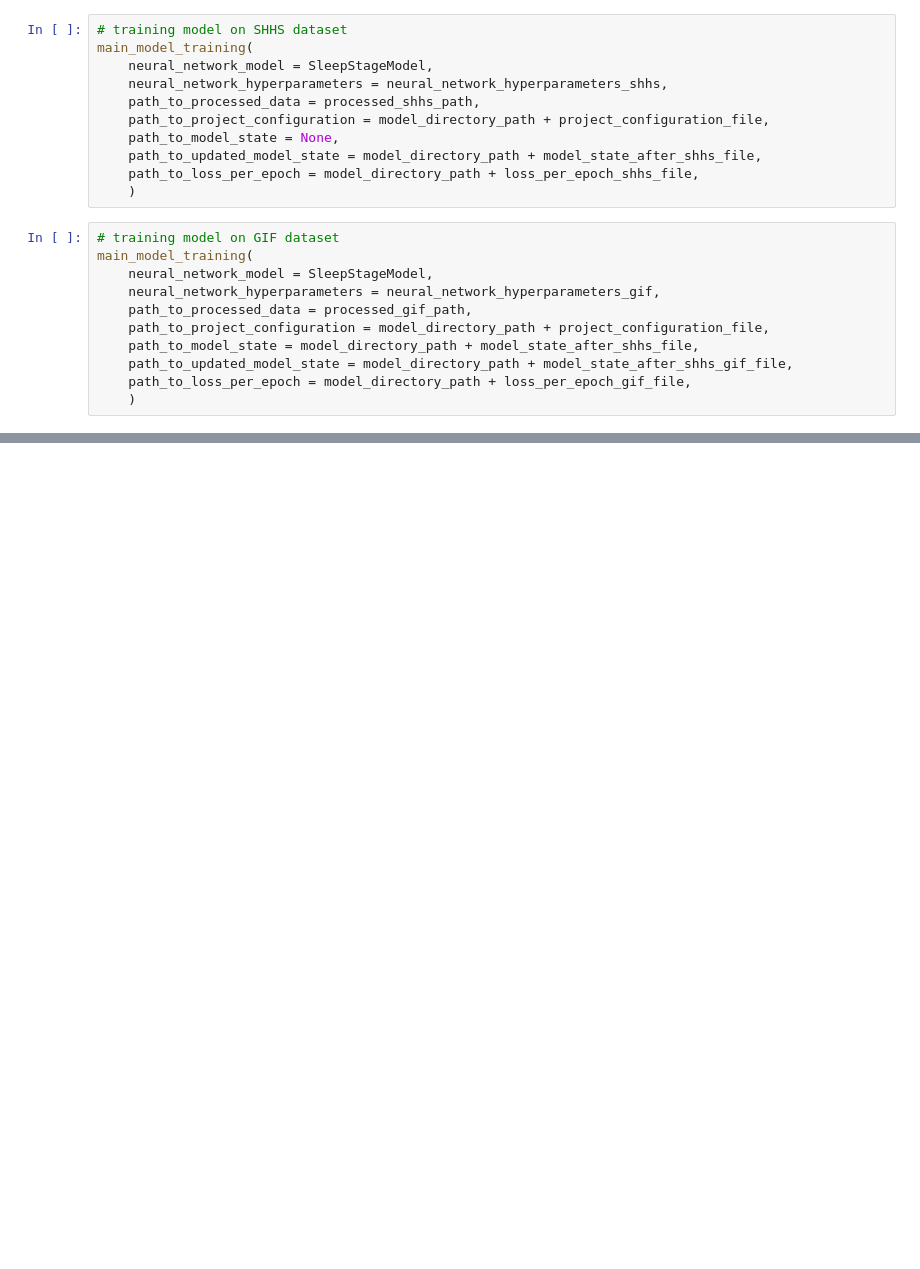
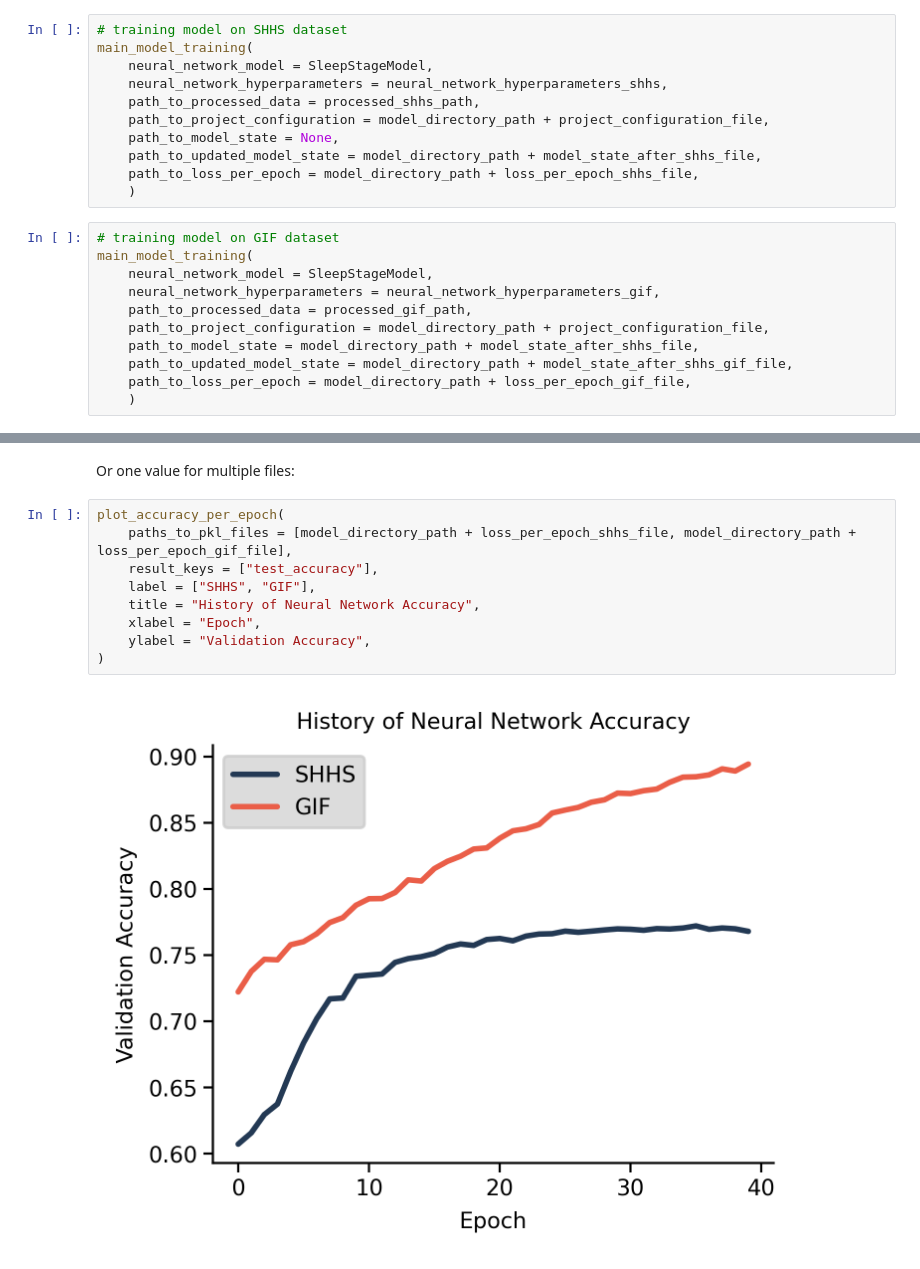
Before and after one commit to Recla1mer/Sleep_Phase_Prediction, a Jupyter notebook: Classification_Demo.ipynb, the cells around one changed output, grey strips where cells are left out. Cells and saved outputs as stored; diff of their text form; blank space fills up the shorter version.

```diff
--- a/Classification_Demo.ipynb
+++ b/Classification_Demo.ipynb
@@ -416,0 +557,13 @@ main_model_training(
+# %% [markdown]
+Or one value for multiple files:
+# %%
+plot_accuracy_per_epoch(
+    paths_to_pkl_files = [model_directory_path + loss_per_epoch_shhs_file, model_directory_path + loss_per_epoch_gif_file],
+    result_keys = ["test_accuracy"],
+    label = ["SHHS", "GIF"],
+    title = "History of Neural Network Accuracy",
+    xlabel = "Epoch",
+    ylabel = "Validation Accuracy",
+)
+# %% [output]
+[figure, added]
```
Also changed, not shown: parts of 44 cells of this notebook, 4 other files.
